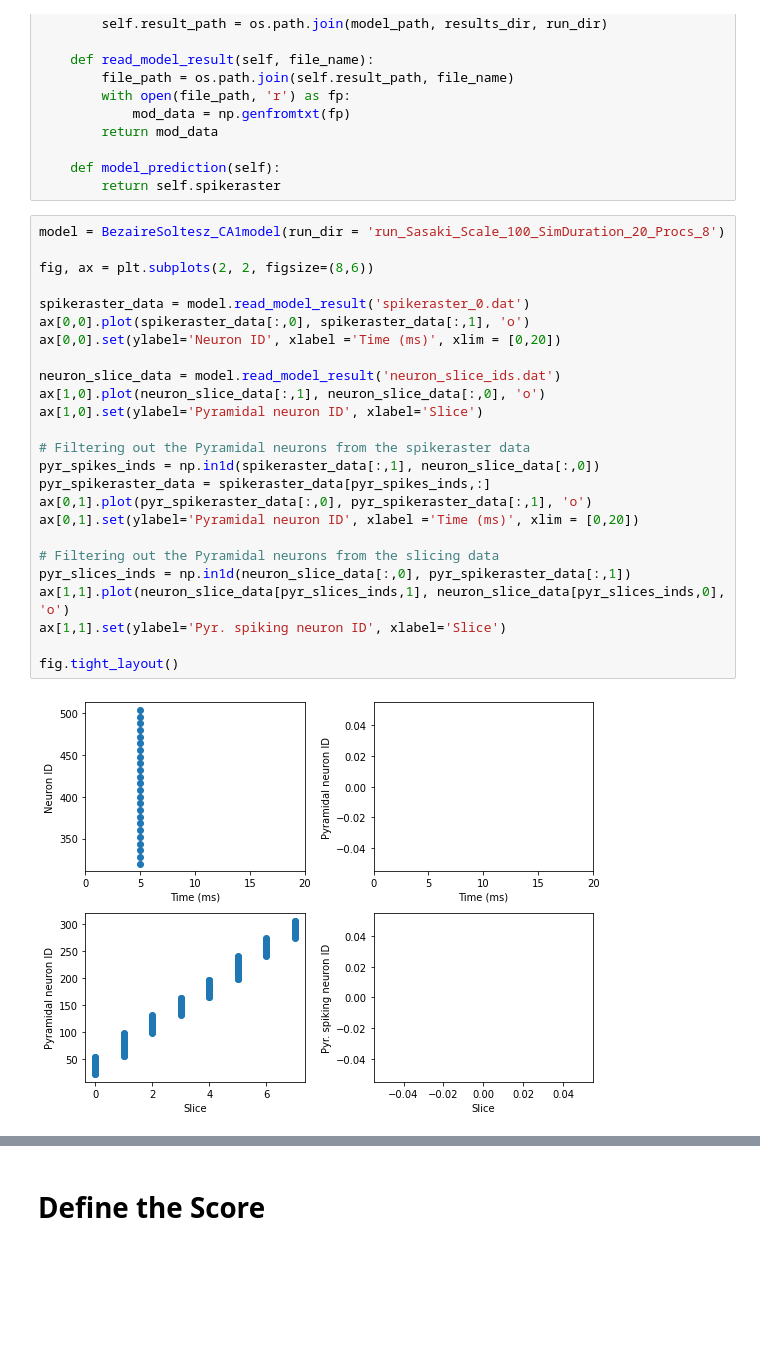
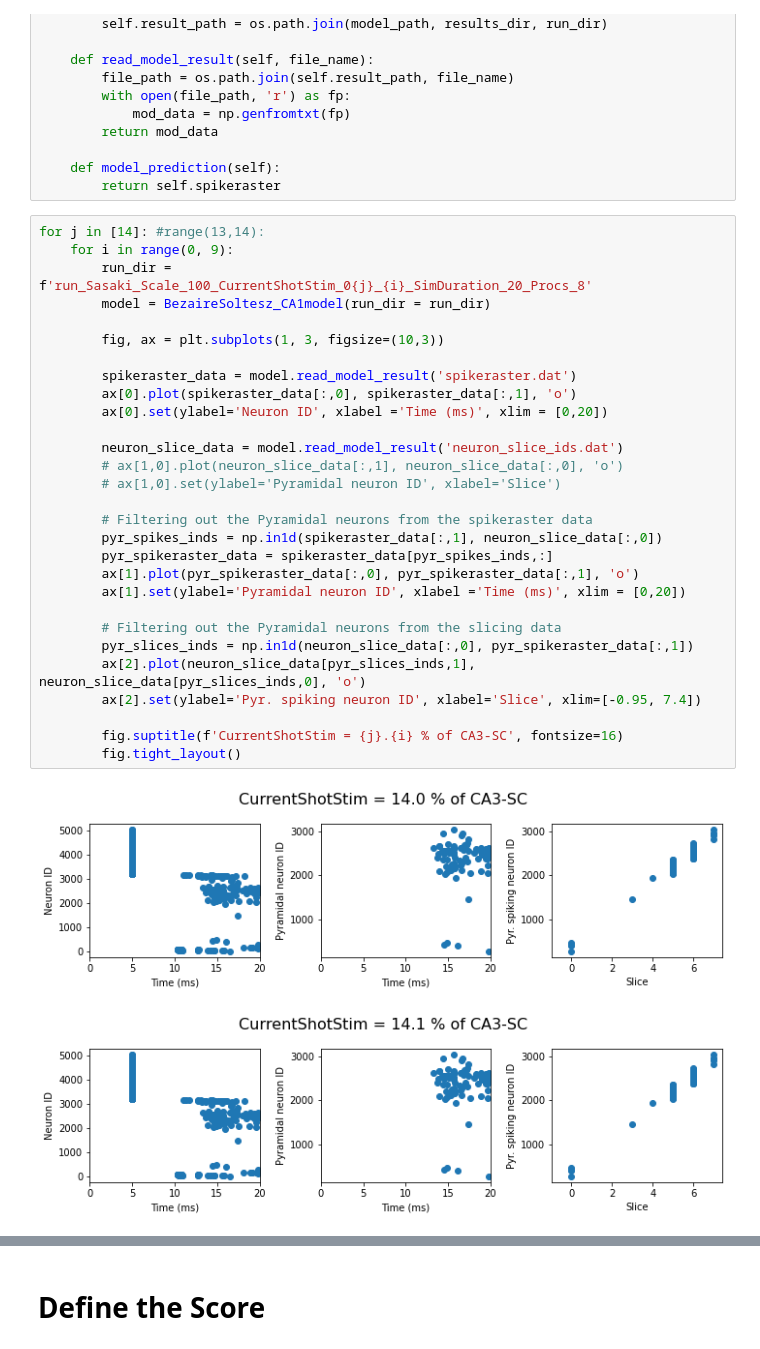
Before and after one commit to pedroernesto/BezaireSoltesz_CA1model, a Jupyter notebook: setupfiles/BezaireSoltesz_CA1model_SciUnit_classes.ipynb, the cells around one changed output, grey strips where cells are left out. Saved outputs shown, nothing was run; the diff lists cells and outputs as text; blank space fills up the shorter version.

```diff
--- a/setupfiles/BezaireSoltesz_CA1model_SciUnit_classes.ipynb
+++ b/setupfiles/BezaireSoltesz_CA1model_SciUnit_classes.ipynb
@@ -71,29 +60,34 @@ class BezaireSoltesz_CA1model(sciunit.Model,cap_generates_spikeraster):
     def model_prediction(self):
         return self.spikeraster
 # %%
-model = BezaireSoltesz_CA1model(run_dir = 'run_Sasaki_Scale_100_SimDuration_20_Procs_8')
+for j in [14]: #range(13,14):
+    for i in range(0, 9):
+        run_dir = f'run_Sasaki_Scale_100_CurrentShotStim_0{j}_{i}_SimDuration_20_Procs_8'
+        model = BezaireSoltesz_CA1model(run_dir = run_dir)
 
-fig, ax = plt.subplots(2, 2, figsize=(8,6))
+        fig, ax = plt.subplots(1, 3, figsize=(10,3))
 
-spikeraster_data = model.read_model_result('spikeraster_0.dat')
-ax[0,0].plot(spikeraster_data[:,0], spikeraster_data[:,1], 'o')
-ax[0,0].set(ylabel='Neuron ID', xlabel ='Time (ms)', xlim = [0,20])
+        spikeraster_data = model.read_model_result('spikeraster.dat')
+        ax[0].plot(spikeraster_data[:,0], spikeraster_data[:,1], 'o')
+        ax[0].set(ylabel='Neuron ID', xlabel ='Time (ms)', xlim = [0,20])
 
-neuron_slice_data = model.read_model_result('neuron_slice_ids.dat')
-ax[1,0].plot(neuron_slice_data[:,1], neuron_slice_data[:,0], 'o')
-ax[1,0].set(ylabel='Pyramidal neuron ID', xlabel='Slice')
+        neuron_slice_data = model.read_model_result('neuron_slice_ids.dat')
+        # ax[1,0].plot(neuron_slice_data[:,1], neuron_slice_data[:,0], 'o')
+        # ax[1,0].set(ylabel='Pyramidal neuron ID', xlabel='Slice')
 
-# Filtering out the Pyramidal neurons from the spikeraster data
-pyr_spikes_inds = np.in1d(spikeraster_data[:,1], neuron_slice_data[:,0])
-pyr_spikeraster_data = spikeraster_data[pyr_spikes_inds,:]
-ax[0,1].plot(pyr_spikeraster_data[:,0], pyr_spikeraster_data[:,1], 'o')
-ax[0,1].set(ylabel='Pyramidal neuron ID', xlabel ='Time (ms)', xlim = [0,20])
+        # Filtering out the Pyramidal neurons from the spikeraster data
+        pyr_spikes_inds = np.in1d(spikeraster_data[:,1], neuron_slice_data[:,0])
+        pyr_spikeraster_data = spikeraster_data[pyr_spikes_inds,:]
+        ax[1].plot(pyr_spikeraster_data[:,0], pyr_spikeraster_data[:,1], 'o')
+        ax[1].set(ylabel='Pyramidal neuron ID', xlabel ='Time (ms)', xlim = [0,20])
 
-# Filtering out the Pyramidal neurons from the slicing data
-pyr_slices_inds = np.in1d(neuron_slice_data[:,0], pyr_spikeraster_data[:,1])
-ax[1,1].plot(neuron_slice_data[pyr_slices_inds,1], neuron_slice_data[pyr_slices_inds,0], 'o')
-ax[1,1].set(ylabel='Pyr. spiking neuron ID', xlabel='Slice')
+        # Filtering out the Pyramidal neurons from the slicing data
+        pyr_slices_inds = np.in1d(neuron_slice_data[:,0], pyr_spikeraster_data[:,1])
+        ax[2].plot(neuron_slice_data[pyr_slices_inds,1], neuron_slice_data[pyr_slices_inds,0], 'o')
+        ax[2].set(ylabel='Pyr. spiking neuron ID', xlabel='Slice', xlim=[-0.95, 7.4])
 
-fig.tight_layout()
+        fig.suptitle(f'CurrentShotStim = {j}.{i} % of CA3-SC', fontsize=16)
+        fig.tight_layout()
 # %% [output]
-[figure, old version]
+[figure, new version]
+[figure, added]
```
Also changed, not shown: parts of 3 cells of this notebook.
